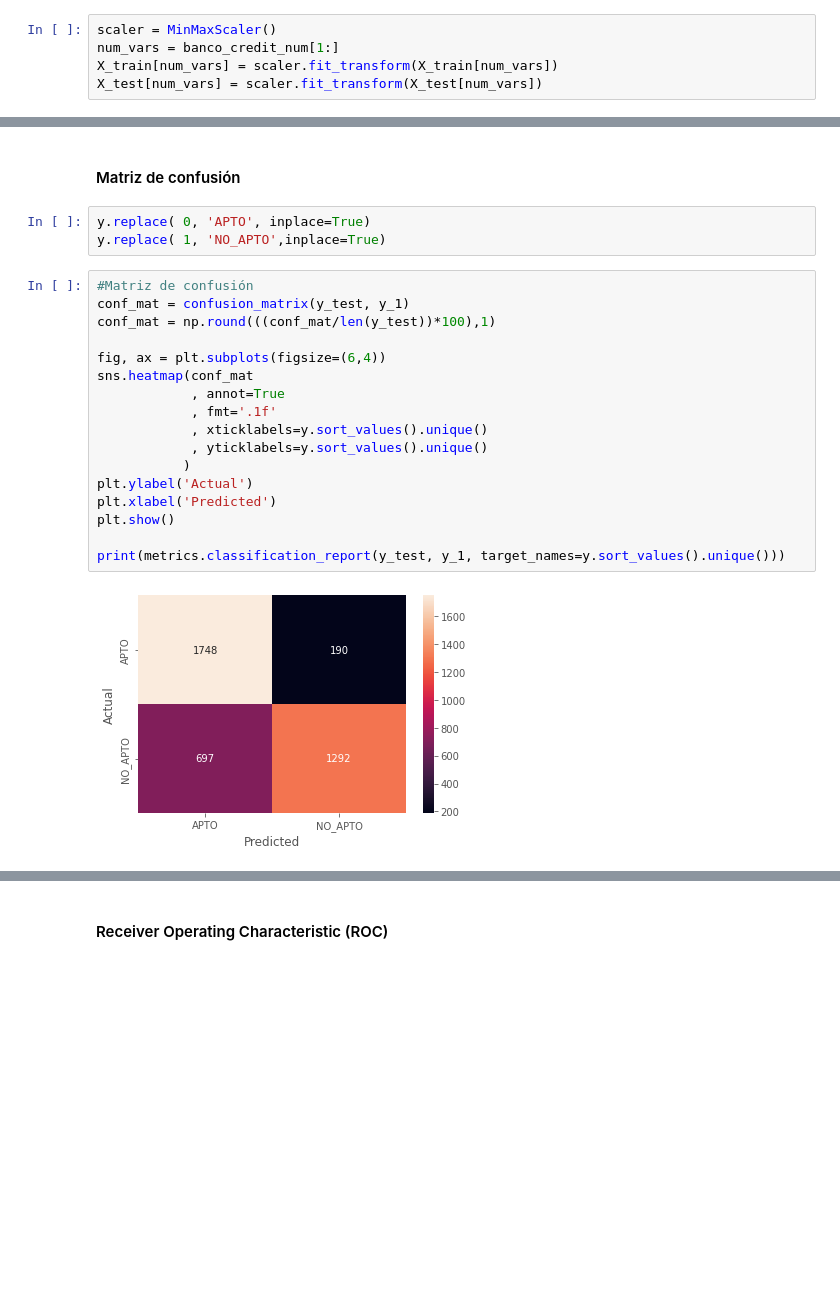
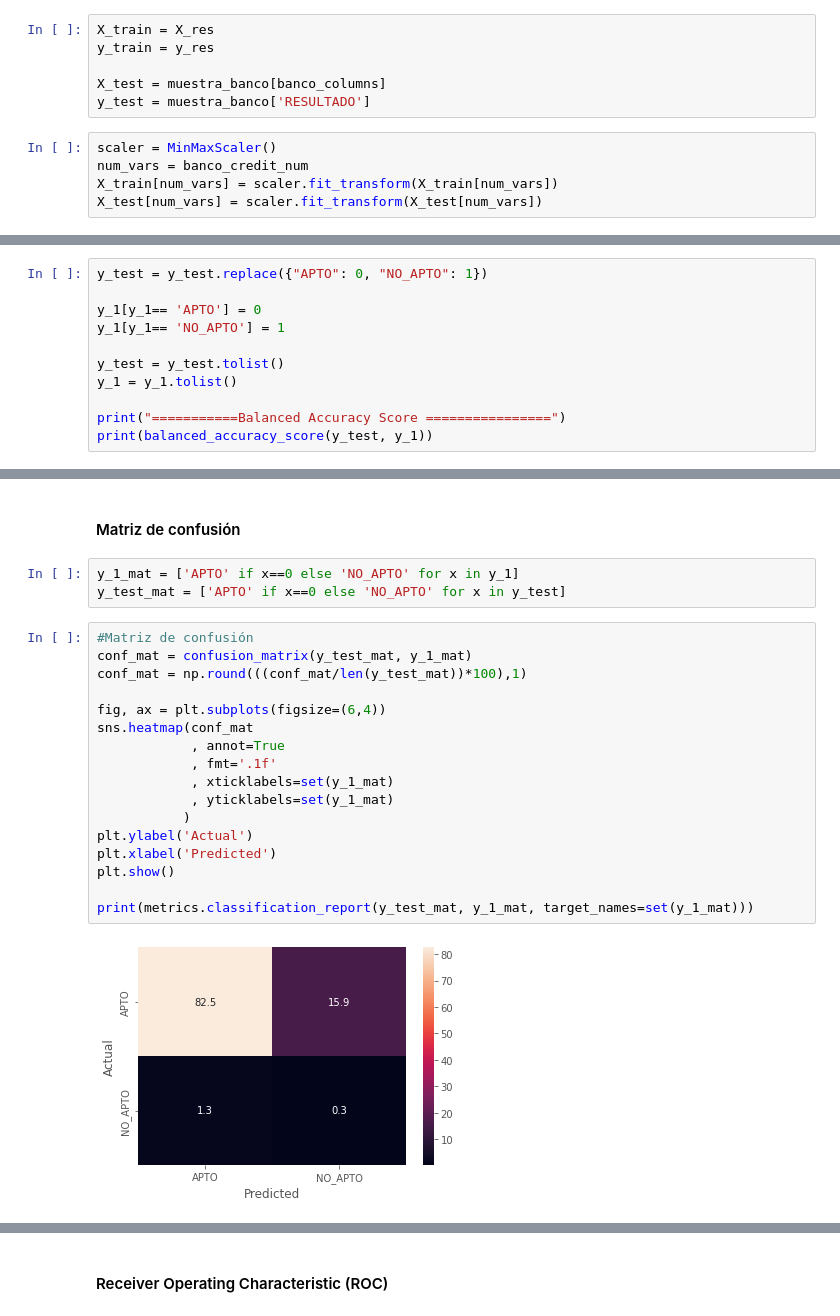
Before and after one commit to mariaimr/Monografia-UdeA, a Jupyter notebook: Monografia_Credit_Card_Approval_Prediction.ipynb, the cells around one changed output, grey strips where cells are left out. Cells and saved outputs as stored; diff of their text form; blank space fills up the shorter version.

```diff
--- a/Monografia_Credit_Card_Approval_Prediction.ipynb
+++ b/Monografia_Credit_Card_Approval_Prediction.ipynb
@@ -1533,6 +1814,12 @@ X_train, X_test, y_train, y_test = train_test_split(
+# %%
+X_train = X_res
+y_train = y_res
+
+X_test = muestra_banco[banco_columns]
+y_test = muestra_banco['RESULTADO']
 # %%
 scaler = MinMaxScaler()
-num_vars = banco_credit_num[1:]
+num_vars = banco_credit_num
 X_train[num_vars] = scaler.fit_transform(X_train[num_vars])
 X_test[num_vars] = scaler.fit_transform(X_test[num_vars])
 # %%
@@ -1559,0 +1850,11 @@ print(metrics.accuracy_score(y_test, y_1))
+# %%
+y_test = y_test.replace({"APTO": 0, "NO_APTO": 1})
+
+y_1[y_1== 'APTO'] = 0
+y_1[y_1== 'NO_APTO'] = 1
+
+y_test = y_test.tolist()
+y_1 = y_1.tolist()
+
+print("===========Balanced Accuracy Score ================")
+print(balanced_accuracy_score(y_test, y_1))
@@ -1560,26 +1871,26 @@ print(metrics.accuracy_score(y_test, y_1))
 # %% [markdown]
 #### Matriz de confusión
-# %%
-y.replace( 0, 'APTO', inplace=True)
-y.replace( 1, 'NO_APTO',inplace=True)
+# %%
+y_1_mat = ['APTO' if x==0 else 'NO_APTO' for x in y_1]
+y_test_mat = ['APTO' if x==0 else 'NO_APTO' for x in y_test]
 # %%
 #Matriz de confusión
-conf_mat = confusion_matrix(y_test, y_1)
-conf_mat = np.round(((conf_mat/len(y_test))*100),1)
+conf_mat = confusion_matrix(y_test_mat, y_1_mat)
+conf_mat = np.round(((conf_mat/len(y_test_mat))*100),1)
 
 fig, ax = plt.subplots(figsize=(6,4))
 sns.heatmap(conf_mat
             , annot=True
             , fmt='.1f'
-            , xticklabels=y.sort_values().unique()
-            , yticklabels=y.sort_values().unique()
+            , xticklabels=set(y_1_mat)
+            , yticklabels=set(y_1_mat)
            )
 plt.ylabel('Actual')
 plt.xlabel('Predicted')
 plt.show()
 
-print(metrics.classification_report(y_test, y_1, target_names=y.sort_values().unique()))
+print(metrics.classification_report(y_test_mat, y_1_mat, target_names=set(y_1_mat)))
 # %% [output]
-[figure, old version]
+[figure, new version]
               precision    recall  f1-score   support
 
```
Also changed, not shown: parts of 219 cells of this notebook.
